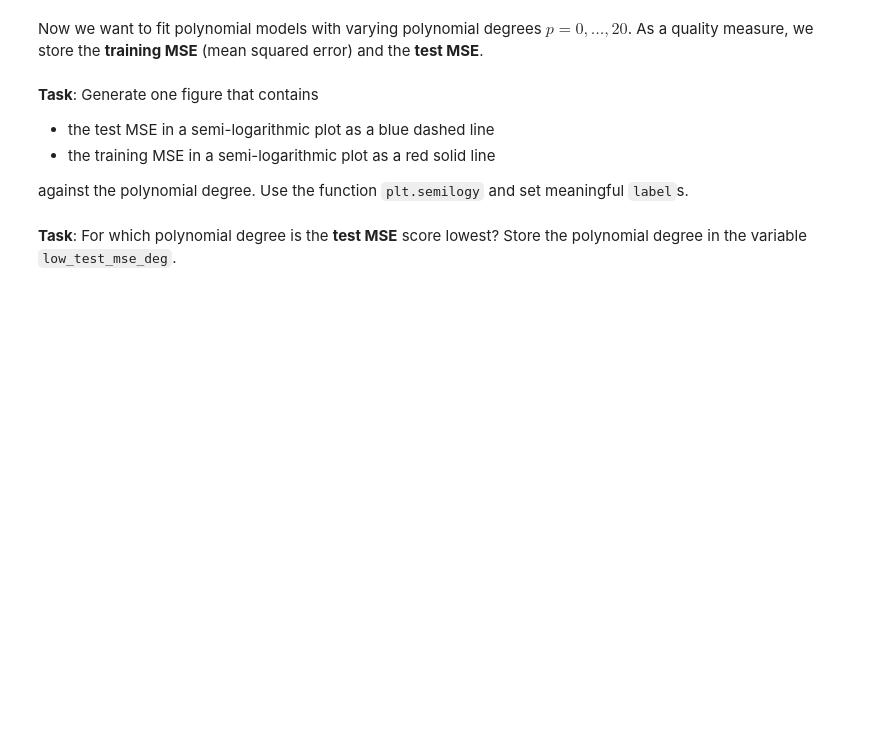
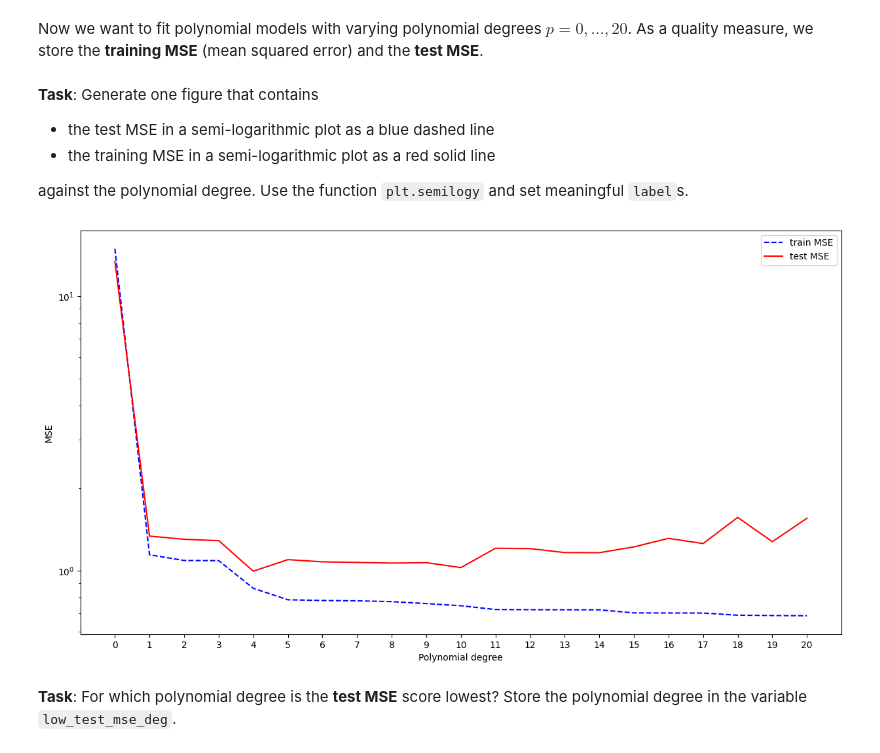
Before and after one commit to Sebphil18/introduction_to_data_science, a Jupyter notebook: exercise3/problem1.ipynb, the cells around one changed output. Saved outputs shown, nothing was run; the diff lists cells and outputs as text; code cells hidden in the pictures; blank space fills up the shorter version.

```diff
--- a/exercise3/problem1.ipynb
+++ b/exercise3/problem1.ipynb
@@ -213,3 +250,8 @@ raise NotImplementedError()
+# %%
+# YOUR CODE HERE
+ntrain = 80
+xtrain, xtest = np.split(x, [ntrain])
+ytrain, ytest = np.split(y, [ntrain])
 # %%
 assert(ntrain == 80)
 assert(xtrain.shape == (80,))
@@ -226,20 +268,10 @@ def computeMSE(y, fhatx):
 # Initialize lists that contain test and training mean squared errors
 MSEtrain = []
 MSEtest = []
-
-# Set variable deg_range for different degrees
-# YOUR CODE HERE
-raise NotImplementedError()
-
-for j in deg_range:
-
-    # Fit polynomial of degree 'j' on training data
-    # YOUR CODE HERE
-    raise NotImplementedError()
-
-    # Append test and training mse to according list
-    # YOUR CODE HERE
-    raise NotImplementedError()
+deg_range = range(0, 21)
+fhats = [polynomial.Polynomial.fit(xtrain, ytrain, deg=p) for p in deg_range]
+MSEtrain = np.array([computeMSE(ytrain, fhat(xtrain)) for fhat in fhats])
+MSEtest = np.array([computeMSE(ytest, fhat(xtest)) for fhat in fhats])
 # %% [markdown]
 **Task**: Generate one figure that contains
 - the test MSE in a semi-logarithmic plot as a blue dashed line
@@ -249,12 +281,18 @@ against the polynomial degree.
 Use the function `plt.semilogy` and set meaningful `label`s.
 # %%
 fig = plt.figure(2, clear=True)
-# YOUR CODE HERE
-raise NotImplementedError()
+
+plt.plot()
+
+plt.semilogy(deg_range, MSEtrain, marker='None', linestyle='--', color='blue', label='train MSE')
+plt.semilogy(deg_range, MSEtest, marker='None', linestyle='-', color='red', label='test MSE')
+
 plt.xticks(deg_range)
 plt.legend()
 plt.xlabel("Polynomial degree")
 plt.ylabel("MSE")
 plt.show()
+# %% [output]
+[figure, added]
 # %% [markdown]
 **Task**: For which polynomial degree is the **test MSE** score lowest? Store the polynomial degree in the variable `low_test_mse_deg`.
```
Also changed, not shown: parts of 18 cells of this notebook, 2 other files.
